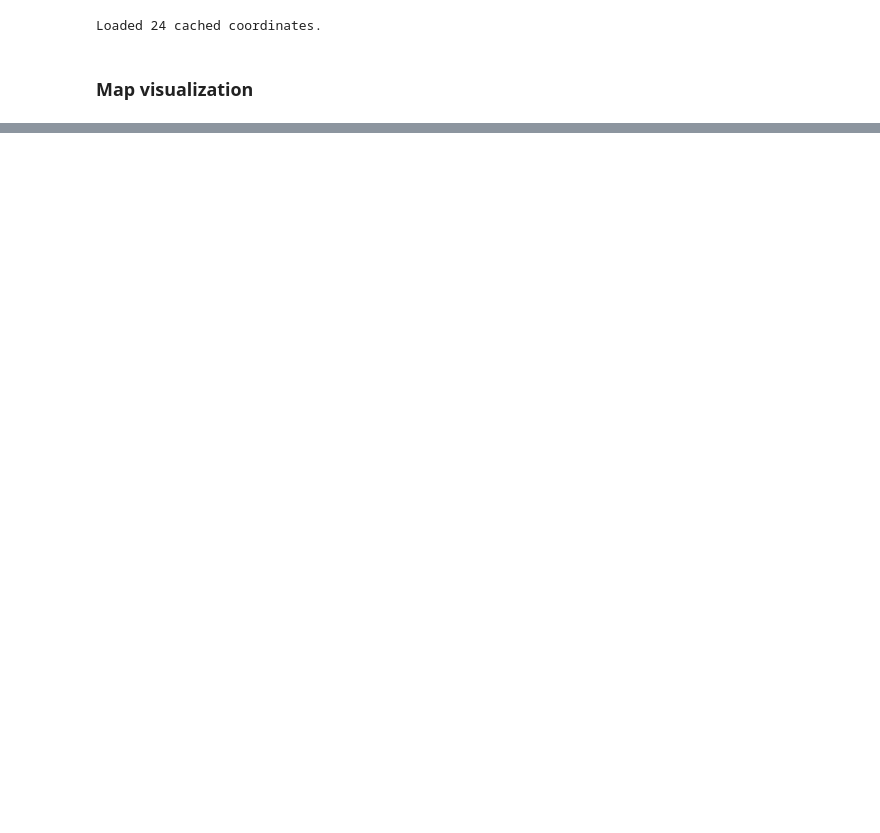
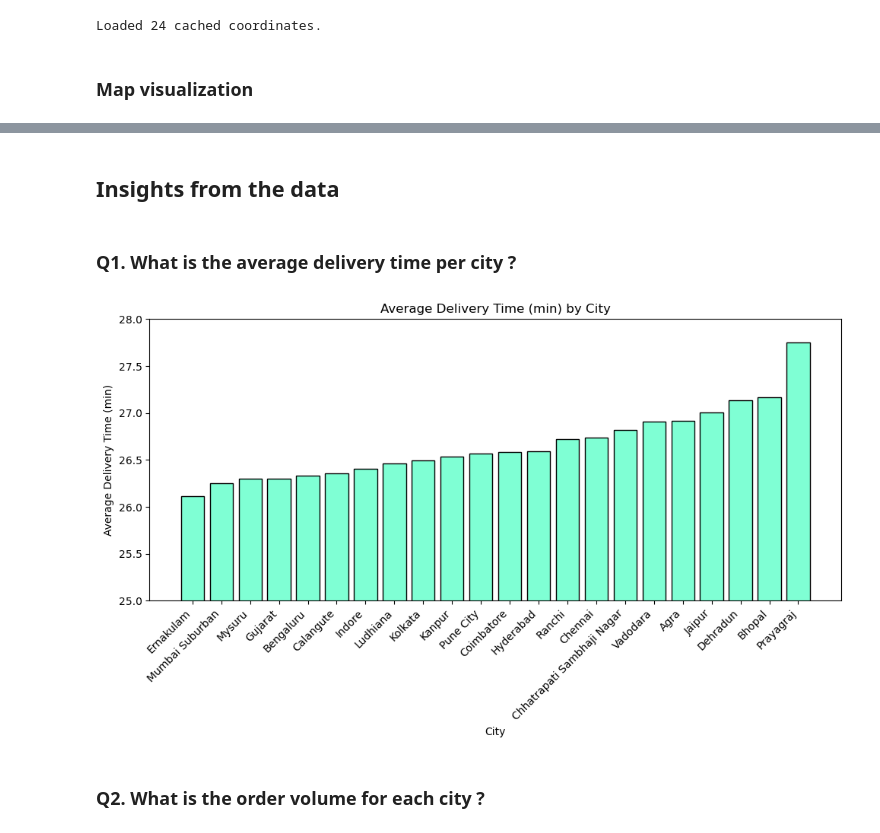
Before and after one commit to shubhx32/Network-Food-Delivery-EDA, a Jupyter notebook: notebooks/Food-Delivery-EDA.ipynb, the cells around one changed output, grey strips where cells are left out. Saved outputs shown, nothing was run; the diff lists cells and outputs as text; code cells hidden in the pictures; blank space fills up the shorter version.

```diff
--- a/notebooks/Food-Delivery-EDA.ipynb
+++ b/notebooks/Food-Delivery-EDA.ipynb
@@ -290,10 +258,4 @@ dfOrder_Fact.head()
 # %%
-#Initializing the complete dataframe
-df = dfOrder_Fact
-
-#Performing Left Join with Delivery Associate Table
-df = df.merge(dfDeliveryAssociate_Dim, how='left', on='delivery_person_id')
-
 #Performing Left Join with Order Details Table
 df = df.merge(dfOrderDetails_Dim, how='left', on='order_id')
 
@@ -302,5 +264,3 @@ df = df.merge(dfRestaurant_Dim, how='left', on='restaurant_id')
 
 #Performing Left Join with Delivery Location Table
 df = df.merge(dfDeliveryLocation_Dim, how='left', on='delivery_location_id')
-
-df.head()
@@ -661,13 +565,30 @@ df.reset_index(drop=True, inplace=True)
-# %%
-rating_variation = df.groupby('delivery_person_id')['delivery_person_ratings'].nunique()
-
-# Find delivery persons with more than one unique rating
-inconsistent_ratings = rating_variation[rating_variation > 1]
-
-print(f"Number of delivery persons with varying ratings: {len(inconsistent_ratings)}")
-
-consistent_ratings = rating_variation[rating_variation == 1]
-print(f"Number of delivery persons with same ratings: {len(consistent_ratings)}")
-
-# renaming the delivery_person_ratings column appropriately
-df.rename(columns={'delivery_person_ratings': 'delivery_satisfaction_rating'}, inplace=True)
+# %% [markdown]
+## Insights from the data
+# %% [markdown]
+### Q1. What is the average delivery time per city ?
+# %%
+avg_time_by_city = (
+    df
+    .groupby('city_name', as_index=False)['time_taken_min']
+    .mean()
+    .rename(columns={'time_taken_min': 'avg_delivery_min'})
+    .sort_values('avg_delivery_min')
+)
+# %%
+fig, ax1 = plt.subplots(figsize=(10, 6))
+
+bars = ax1.bar(avg_time_by_city['city_name'], avg_time_by_city['avg_delivery_min'],
+               color='aquamarine', label='Average Delivery Time', edgecolor='black')
+ax1.set_ylim(25,28)
+ax1.set_ylabel('Average Delivery Time (min)')
+ax1.set_xlabel('City')
+ax1.tick_params(axis='y')
+ax1.set_xticklabels(avg_time_by_city['city_name'], rotation=45, ha='right')
+
+plt.title('Average Delivery Time (min) by City')
+plt.tight_layout()
+plt.show()
+# %% [output]
+[figure, added]
+# %% [markdown]
+### Q2. What is the order volume for each city ?
```
Also changed, not shown: parts of 23 cells of this notebook.
